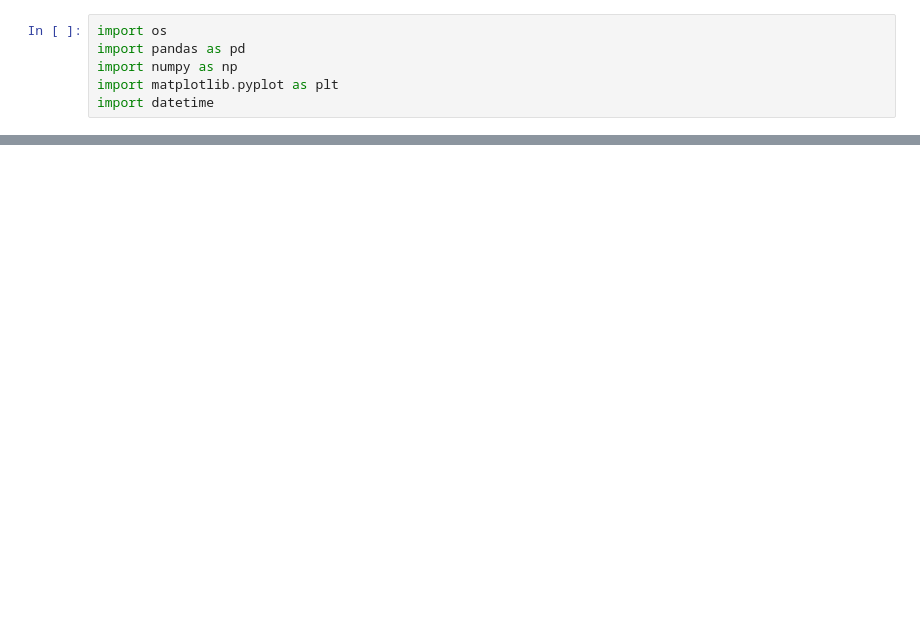
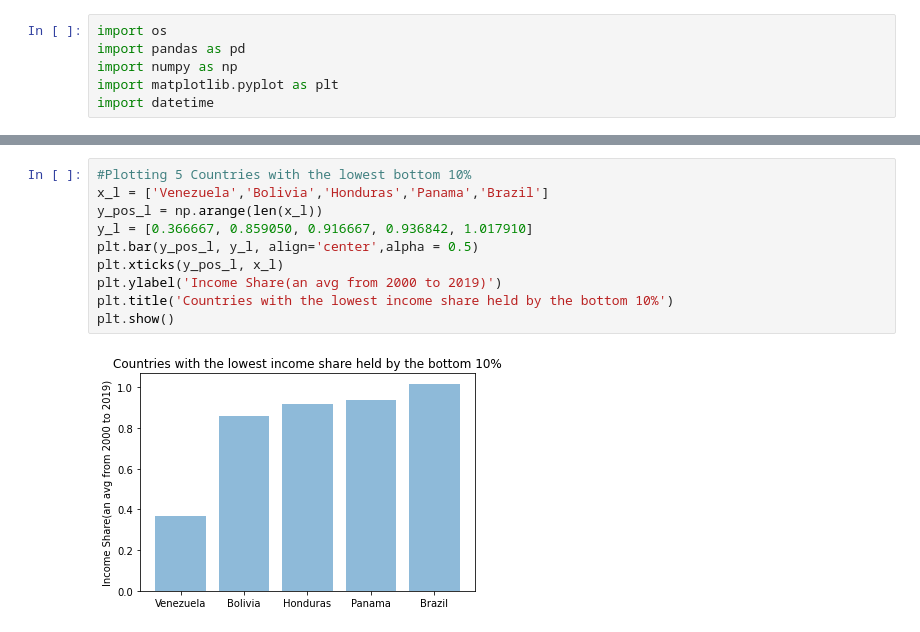
Before and after one commit to Raksha-Ramesh/wdi-econ-analysis, a Jupyter notebook: IncomeShareAndGDP.ipynb, the cells around one changed output, grey strips where cells are left out. Cells and saved outputs as stored; diff of their text form; blank space fills up the shorter version.

```diff
--- a/IncomeShareAndGDP.ipynb
+++ b/IncomeShareAndGDP.ipynb
@@ -71,0 +49,12 @@ print(finding_PercentageMissing(lowest10,70))
+# %%
+#Plotting 5 Countries with the lowest bottom 10%
+x_l = ['Venezuela','Bolivia','Honduras','Panama','Brazil']
+y_pos_l = np.arange(len(x_l))
+y_l = [0.366667, 0.859050, 0.916667, 0.936842, 1.017910]
+plt.bar(y_pos_l, y_l, align='center',alpha = 0.5)
+plt.xticks(y_pos_l, x_l)
+plt.ylabel('Income Share(an avg from 2000 to 2019)')
+plt.title('Countries with the lowest income share held by the bottom 10%')
+plt.show()
+# %% [output]
+[figure, added]
```
Also changed, not shown: parts of 13 cells of this notebook.
